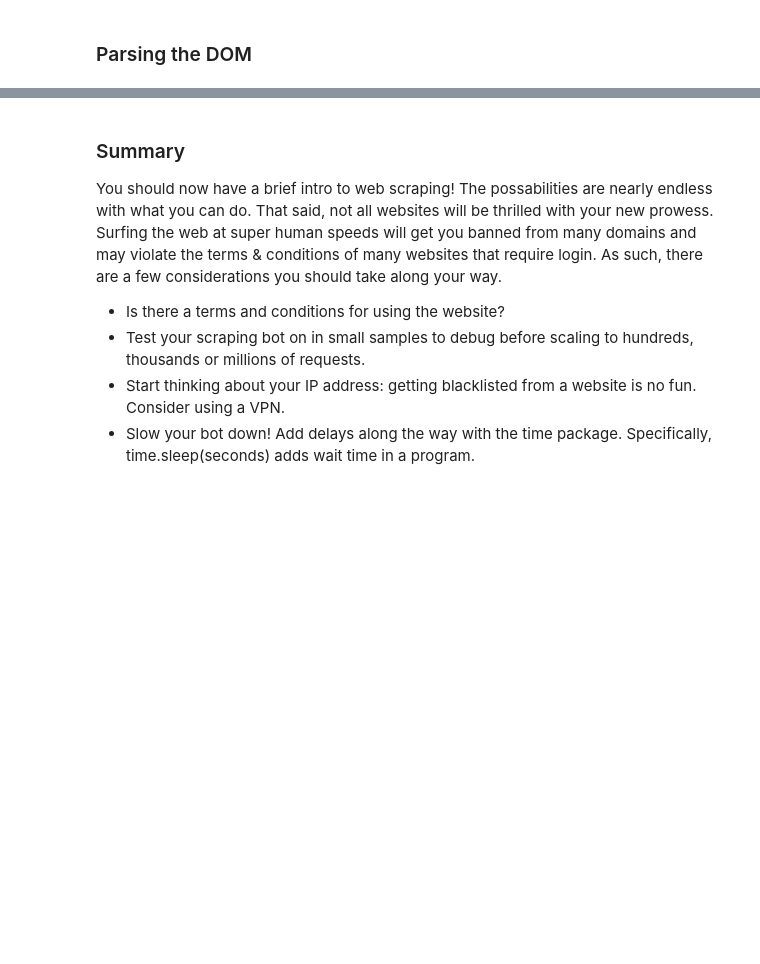
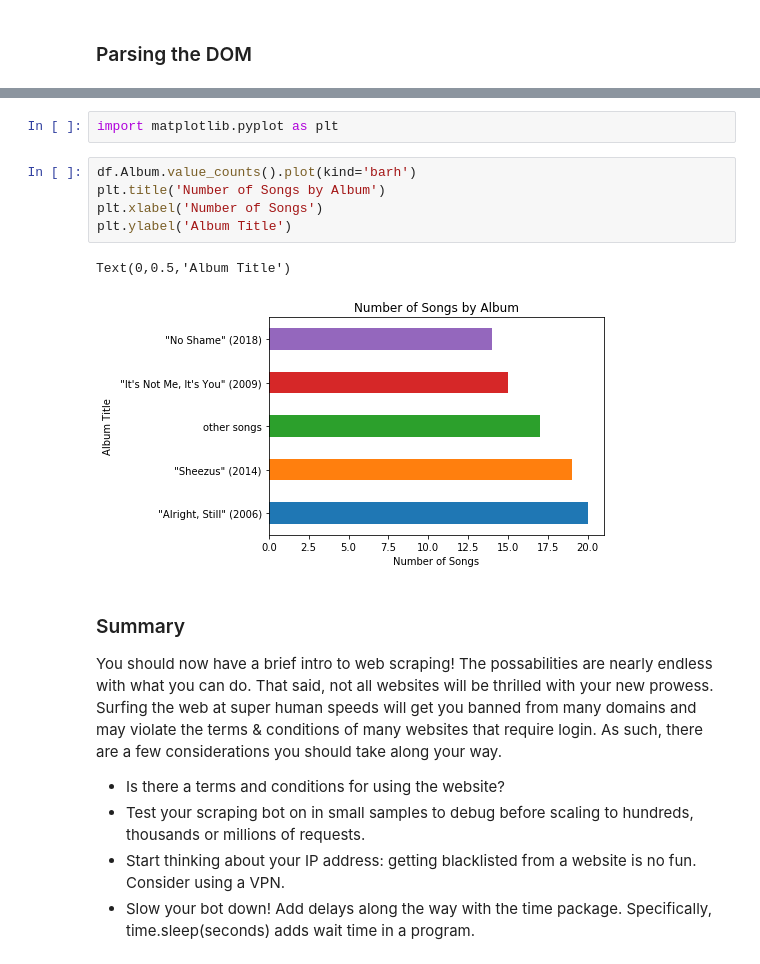
Before and after one commit to learn-co-curriculum/python-scraping-beautiful_soup, a Jupyter notebook: index.ipynb, the cells around one changed output, grey strips where cells are left out. Drawn from its saved outputs; the diff is of its cells as text; blank space fills up the shorter version.

```diff
--- a/index.ipynb
+++ b/index.ipynb
@@ -122,3 +392,13 @@ http://akul.me/blog/2016/selenium-cheatsheet/
+# %%
+import matplotlib.pyplot as plt
+# %%
+df.Album.value_counts().plot(kind='barh')
+plt.title('Number of Songs by Album')
+plt.xlabel('Number of Songs')
+plt.ylabel('Album Title')
+# %% [output]
+Text(0,0.5,'Album Title')
+[figure, added]
 # %% [markdown]
 ### Summary
 You should now have a brief intro to web scraping! The possabilities are nearly endless with what you can do. That said, not all websites will be thrilled with your new prowess. Surfing the web at super human speeds will get you banned from many domains and may violate the terms & conditions of many websites that require login. As such, there are a few considerations you should take along your way.
```
Also changed, not shown: parts of 57 cells of this notebook, 3 other files.
